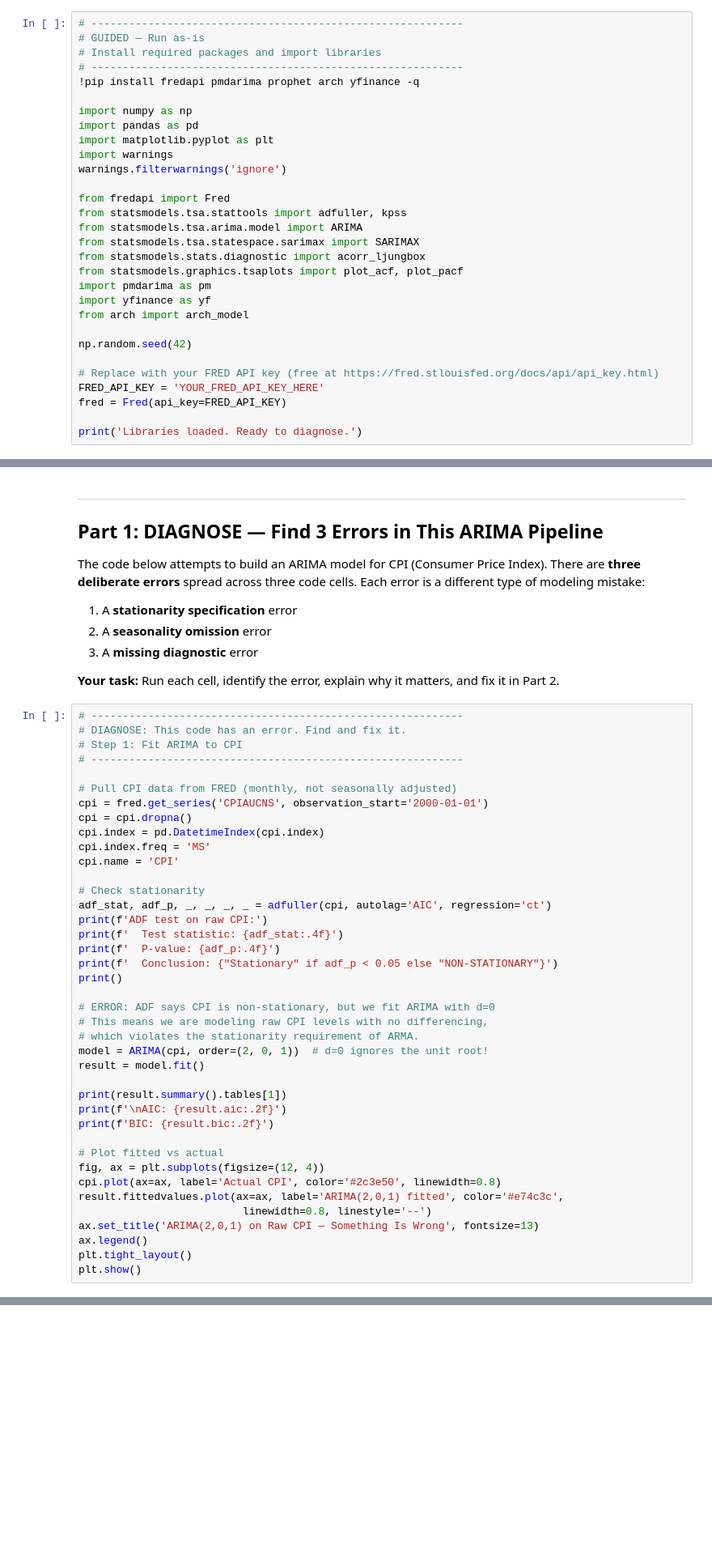
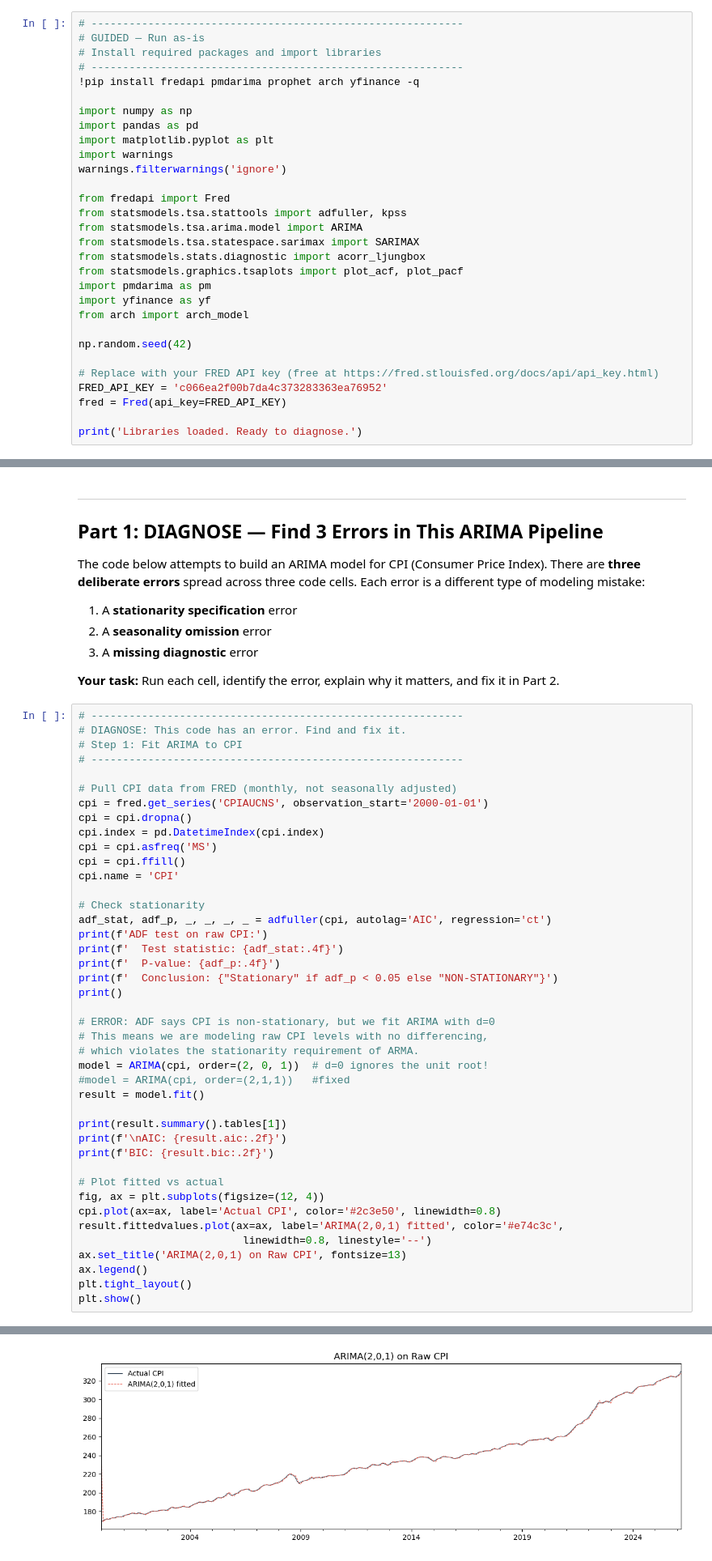
Before and after one commit to zackdihel/ECON-5200-Data-Analytics, a Jupyter notebook: Lab 21/lab-ch21-diagnostic.ipynb, the cells around one changed output, grey strips where cells are left out. Shown at 81% size. Cells and saved outputs as stored; diff of their text form; blank space fills up the shorter version.

```diff
--- a/Lab 21/lab-ch21-diagnostic.ipynb
+++ b/Lab 21/lab-ch21-diagnostic.ipynb
@@ -45,7 +45,7 @@ from arch import arch_model
 np.random.seed(42)
 
 # Replace with your FRED API key (free at https://fred.stlouisfed.org/docs/api/api_key.html)
-FRED_API_KEY = 'YOUR_FRED_API_KEY_HERE'
+FRED_API_KEY = 'c066ea2f00b7da4c373283363ea76952'
 fred = Fred(api_key=FRED_API_KEY)
 
 print('Libraries loaded. Ready to diagnose.')
@@ -74,7 +76,8 @@ and fix it in Part 2.
 cpi = fred.get_series('CPIAUCNS', observation_start='2000-01-01')
 cpi = cpi.dropna()
 cpi.index = pd.DatetimeIndex(cpi.index)
-cpi.index.freq = 'MS'
+cpi = cpi.asfreq('MS')
+cpi = cpi.ffill()
 cpi.name = 'CPI'
 
 # Check stationarity
@@ -89,6 +92,7 @@ print()
 # This means we are modeling raw CPI levels with no differencing,
 # which violates the stationarity requirement of ARMA.
 model = ARIMA(cpi, order=(2, 0, 1))  # d=0 ignores the unit root!
+#model = ARIMA(cpi, order=(2,1,1))   #fixed
 result = model.fit()
 
 print(result.summary().tables[1])
@@ -100,7 +104,8 @@ fig, ax = plt.subplots(figsize=(12, 4))
 cpi.plot(ax=ax, label='Actual CPI', color='#2c3e50', linewidth=0.8)
 result.fittedvalues.plot(ax=ax, label='ARIMA(2,0,1) fitted', color='#e74c3c',
                           linewidth=0.8, linestyle='--')
-ax.set_title('ARIMA(2,0,1) on Raw CPI — Something Is Wrong', fontsize=13)
+ax.set_title('ARIMA(2,0,1) on Raw CPI', fontsize=13)
 ax.legend()
 plt.tight_layout()
 plt.show()
+# %% [output]
@@ -107,3 +129,4 @@ plt.show()
+[figure, added]
 # %%
 # -----------------------------------------------------------
 # DIAGNOSE: This code has an error.
```
Also changed, not shown: parts of 11 cells of this notebook, 3 other files.
